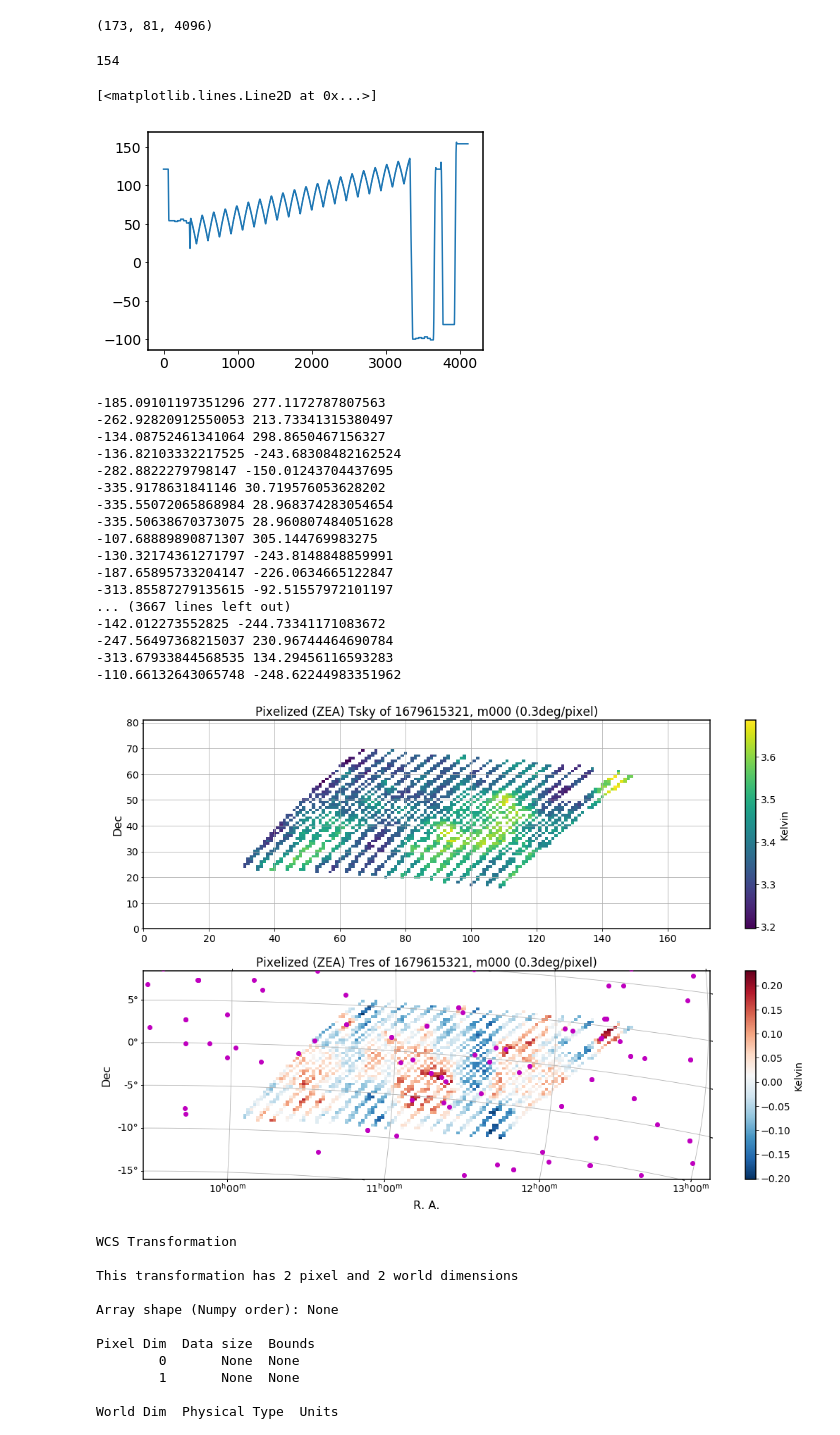
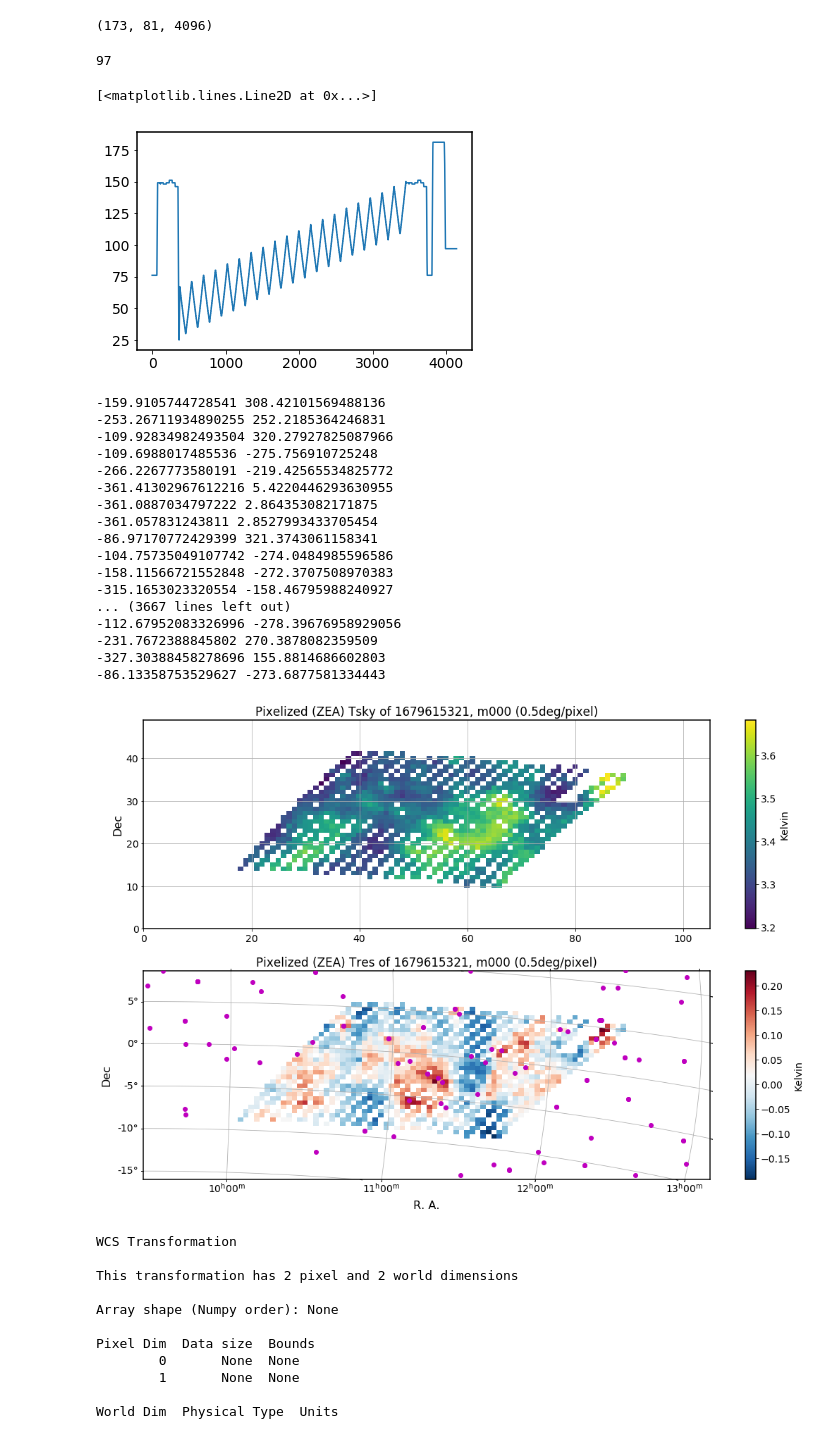
Before and after one commit to astro-tyliu/katcali_pipeline, a Jupyter notebook: level5/KATcali_UHF_level5.ipynb, the cells around one changed output. Saved outputs shown, nothing was run; the diff lists cells and outputs as text; code cells hidden in the pictures.

```diff
--- a/level5/KATcali_UHF_level5.ipynb
+++ b/level5/KATcali_UHF_level5.ipynb
@@ -59,17 +59,17 @@ ch_plot=3200
 # input_name = "level4_1675021905_20250609_150000"
 # fname='1675021905'
 # ant='m001'
-input_name = "level4_1675623808_20250609_150000"
-fname='1675623808'
-ant='m060'
+# input_name = "level4_1675623808_20250609_150000"
+# fname='1675623808'
+# ant='m060'
 
 # desi 2
 # input_name = "level4_1677011008_20250714_050000"
 # fname='1677011008'
 # ant='m000'
-# input_name = "level4_1679615321_20250714_050000"
-# fname='1679615321'
-# ant='m000'
+input_name = "level4_1679615321_20250714_050000"
+fname='1679615321'
+ant='m000'
 
 print (fname, ant)
 # %% [output]
@@ -164,17 +164,17 @@ plt.show()
 # %%
 #set the sky area to be pixelized
 # desi 1
-x_cen=149 #deg #RA
+# x_cen=149 #deg #RA
+# x_half=26 #deg
+# y_cen=-4#deg #DEC
+# y_half=12#deg
+# pix_deg=0.5
+# desi 2
+x_cen=168 #deg #RA
 x_half=26 #deg
 y_cen=-4#deg #DEC
 y_half=12#deg
 pix_deg=0.3
-# desi 2
-# x_cen=168 #deg #RA
-# x_half=26 #deg
-# y_cen=-4#deg #DEC
-# y_half=12#deg
-# pix_deg=0.3
 
 N_half_x=int(x_half/pix_deg)
 N_half_y=int(y_half/pix_deg)
@@ -277,12 +277,12 @@ np.shape(Sum_Tsky_xy)
 # %%
 x_pix
 # %% [output]
-154
+97
 # %%
 plt.plot(x_pix_list)
 # %% [output]
 [<matplotlib.lines.Line2D at 0x...>]
-[figure, old version]
+[figure, new version]
 # %%
 assert((Npix_xy_count1==Npix_xy_count2).all())
 # %%
@@ -298,48 +298,48 @@ tmp = np.column_stack((ptr_ra_pix, ptr_dec_pix))  # 合并为两列数据
 np.savetxt(f"radio_sourceUHF_pix_{pix_deg}deg.txt", tmp, fmt="%.5f", delimiter="\t", comments="")
 del tmp
 # %% [output]
--185.09101197351296 277.1172787807563
--262.92820912550053 213.73341315380497
--134.08752461341064 298.8650467156327
--136.82103332217525 -243.68308482162524
--282.8822279798147 -150.01243704437695
--335.9178631841146 30.719576053628202
--335.55072065868984 28.968374283054654
--335.50638670373075 28.960807484051628
--107.68889890871307 305.144769983275
--130.32174361271797 -243.8148848859991
--187.65895733204147 -226.0634665122847
--313.85587279135615 -92.51557972101197
+-159.9105744728541 308.42101569488136
+-253.26711934890255 252.2185364246831
+-109.92834982493504 320.27927825087966
+-109.6988017485536 -275.756910725248
+-266.2267773580191 -219.42565534825772
+-361.41302967612216 5.4220446293630955
+-361.0887034797222 2.864353082171875
+-361.057831243811 2.8527993433705454
+-86.97170772429399 321.3743061158341
+-104.75735049107742 -274.0484985596586
+-158.11566721552848 -272.3707508970383
+-315.1653023320554 -158.46795988240927
 ... (3667 lines left out)
--142.012273552825 -244.73341171083672
--247.56497368215037 230.96744464690784
--313.67933844568535 134.29456116593283
--110.66132643065748 -248.62244983351962
+-112.67952083326996 -278.39676958929056
+-231.7672388845802 270.3878082359509
+-327.30388458278696 155.8814686602803
+-86.13358753529627 -273.6877581334443
 # %%
 plt.figure(figsize=(18,12))
 plt.subplot(211)
 plt.imshow(Tsky_xy[:,:,ch_plot].T,cmap=kv.cmap1(),aspect='auto')
 #plt.gca().invert_yaxis() #only works when no coordinates
 plt.colorbar(label='Kelvin')
 plt.ylabel('Dec',fontsize=16)
 plt.xlim([0,Npix_x])
 plt.ylim([0,Npix_y])
 plt.grid()
-plt.title('Pixelized ('+p_choice+') Tsky of '+fname+', '+ant+' (0.3deg/pixel)')
+plt.title('Pixelized ('+p_choice+') Tsky of '+fname+', '+ant+f' ({str(pix_deg)}deg/pixel)')
 plt.subplot(212,projection=w)
 plt.imshow(Tresi_xy[:,:,ch_plot].T,cmap=kv.cmap2(),aspect='auto')
 #plt.gca().invert_yaxis() #only works when no coordinates
 plt.plot(ptr_ra_pix,ptr_dec_pix,'mo')
 plt.colorbar(label='Kelvin')
 plt.xlabel('R. A.',fontsize=16)
 plt.ylabel('Dec',fontsize=16)
 plt.xlim([0,Npix_x])
 plt.ylim([0,Npix_y])
 plt.grid()
-plt.title('Pixelized ('+p_choice+') Tres of '+fname+', '+ant+' (0.3deg/pixel)')
+plt.title('Pixelized ('+p_choice+') Tres of '+fname+', '+ant+f' ({str(pix_deg)}deg/pixel)')
 plt.show()
 # %% [output]
-[figure, old version]
+[figure, new version]
 # %%
 assert((Npix_xy_count1==Npix_xy_count2).all())
 # %%
```
Also changed, not shown: parts of 5 cells of this notebook, 14 other files.
